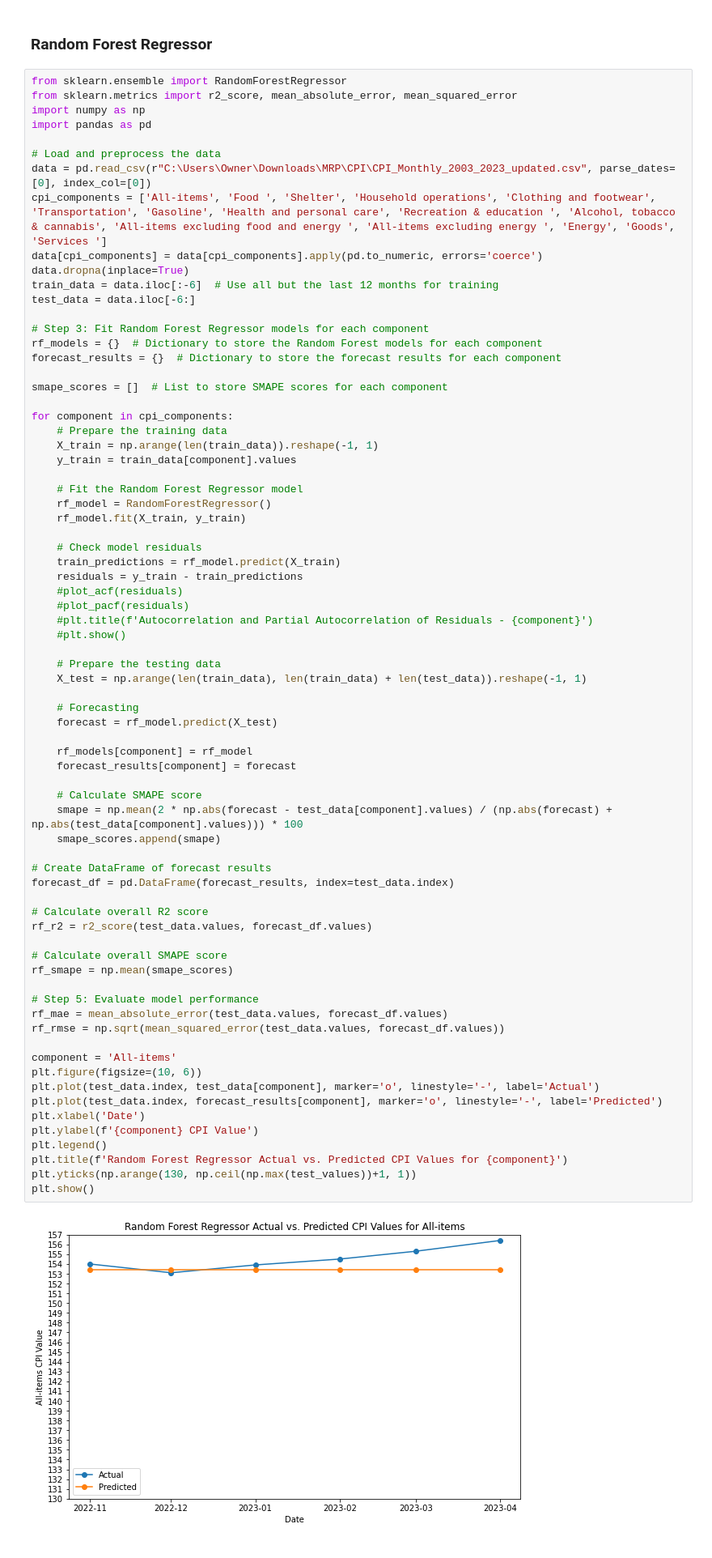
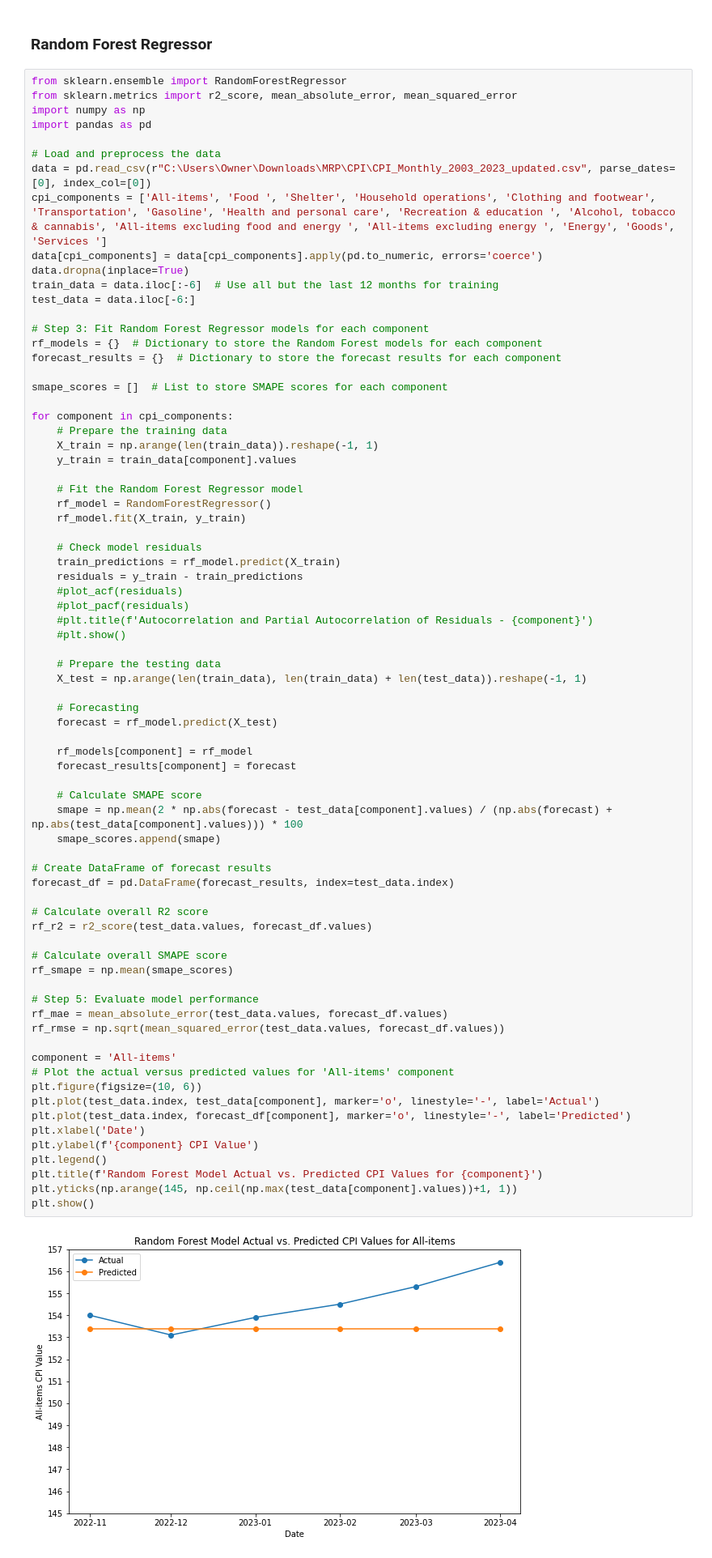
Before and after one commit to maamecobbinah/Masters-Research-Project-, a Jupyter notebook: Results.ipynb, the cells around one changed output. Shown at 81% size. Drawn from its saved outputs; the diff is of its cells as text.

```diff
--- a/Results.ipynb
+++ b/Results.ipynb
@@ -553,35 +584,36 @@ for component in cpi_components:
     forecast = rf_model.predict(X_test)
 
     rf_models[component] = rf_model
     forecast_results[component] = forecast
 
     # Calculate SMAPE score
     smape = np.mean(2 * np.abs(forecast - test_data[component].values) / (np.abs(forecast) + np.abs(test_data[component].values))) * 100
     smape_scores.append(smape)
 
 # Create DataFrame of forecast results
 forecast_df = pd.DataFrame(forecast_results, index=test_data.index)
 
 # Calculate overall R2 score
 rf_r2 = r2_score(test_data.values, forecast_df.values)
 
 # Calculate overall SMAPE score
 rf_smape = np.mean(smape_scores)
 
 # Step 5: Evaluate model performance
 rf_mae = mean_absolute_error(test_data.values, forecast_df.values)
 rf_rmse = np.sqrt(mean_squared_error(test_data.values, forecast_df.values))
 
 component = 'All-items'
+# Plot the actual versus predicted values for 'All-items' component
 plt.figure(figsize=(10, 6))
 plt.plot(test_data.index, test_data[component], marker='o', linestyle='-', label='Actual')
-plt.plot(test_data.index, forecast_results[component], marker='o', linestyle='-', label='Predicted')
+plt.plot(test_data.index, forecast_df[component], marker='o', linestyle='-', label='Predicted')
 plt.xlabel('Date')
 plt.ylabel(f'{component} CPI Value')
 plt.legend()
-plt.title(f'Random Forest Regressor Actual vs. Predicted CPI Values for {component}')
-plt.yticks(np.arange(130, np.ceil(np.max(test_values))+1, 1))
+plt.title(f'Random Forest Model Actual vs. Predicted CPI Values for {component}')
+plt.yticks(np.arange(145, np.ceil(np.max(test_data[component].values))+1, 1))
 plt.show()
 # %% [output]
-[figure, old version]
+[figure, new version]
 # %% [markdown]
```
Also changed, not shown: parts of 15 cells of this notebook.
